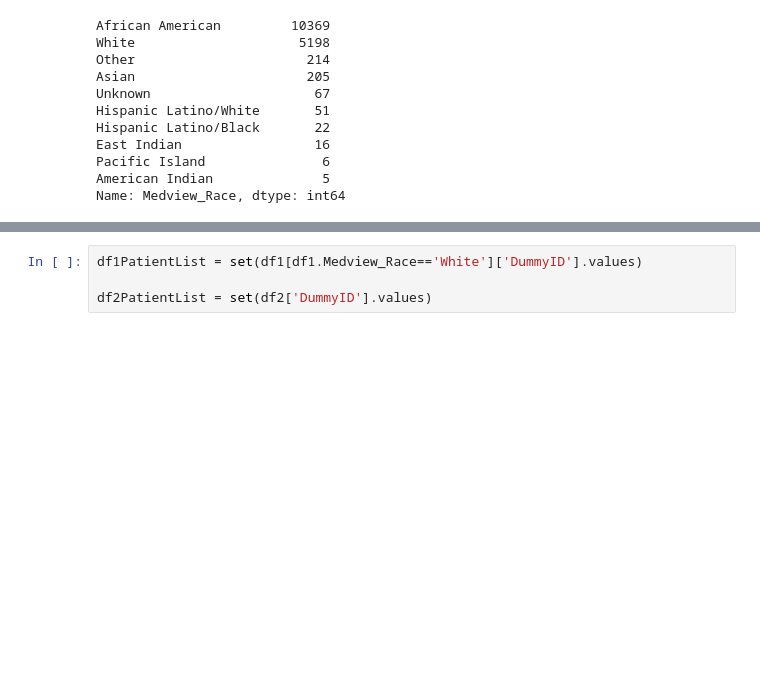
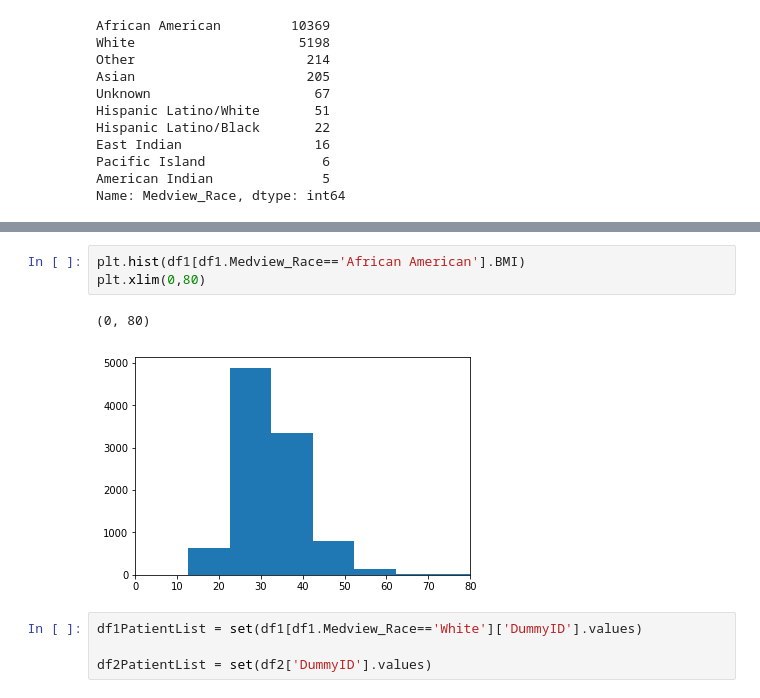
Before and after one commit to rsk2327/CBIG, a Jupyter notebook: RaceClassification/Dataset Analysis.ipynb, the cells around one changed output, grey strips where cells are left out. Drawn from its saved outputs; the diff is of its cells as text; blank space fills up the shorter version.

```diff
--- a/RaceClassification/Dataset Analysis.ipynb
+++ b/RaceClassification/Dataset Analysis.ipynb
@@ -86,3 +116,9 @@ Name: Medview_Race, dtype: int64
+# %%
+plt.hist(df1[df1.Medview_Race=='African American'].BMI)
+plt.xlim(0,80)
+# %% [output]
+(0, 80)
+[figure, added]
 # %%
 df1PatientList = set(df1[df1.Medview_Race=='White']['DummyID'].values)
 
```
Also changed, not shown: parts of 49 cells of this notebook.
